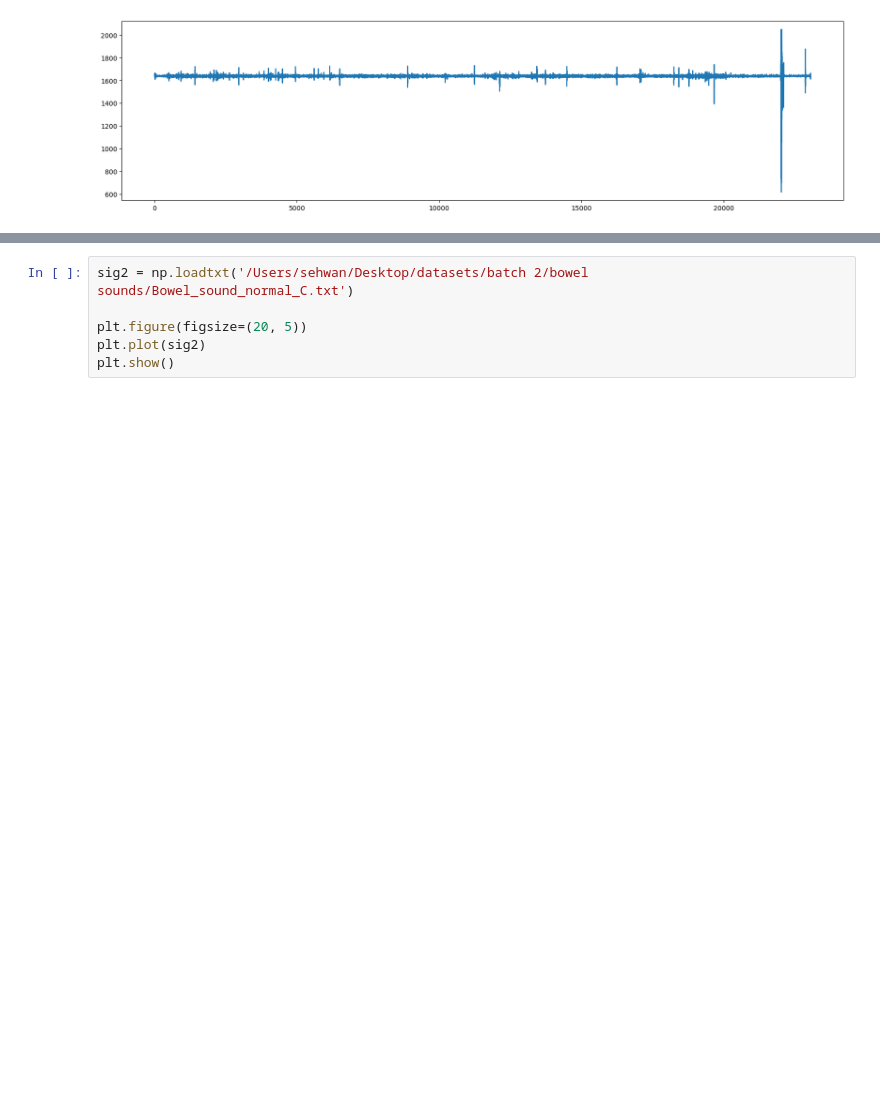
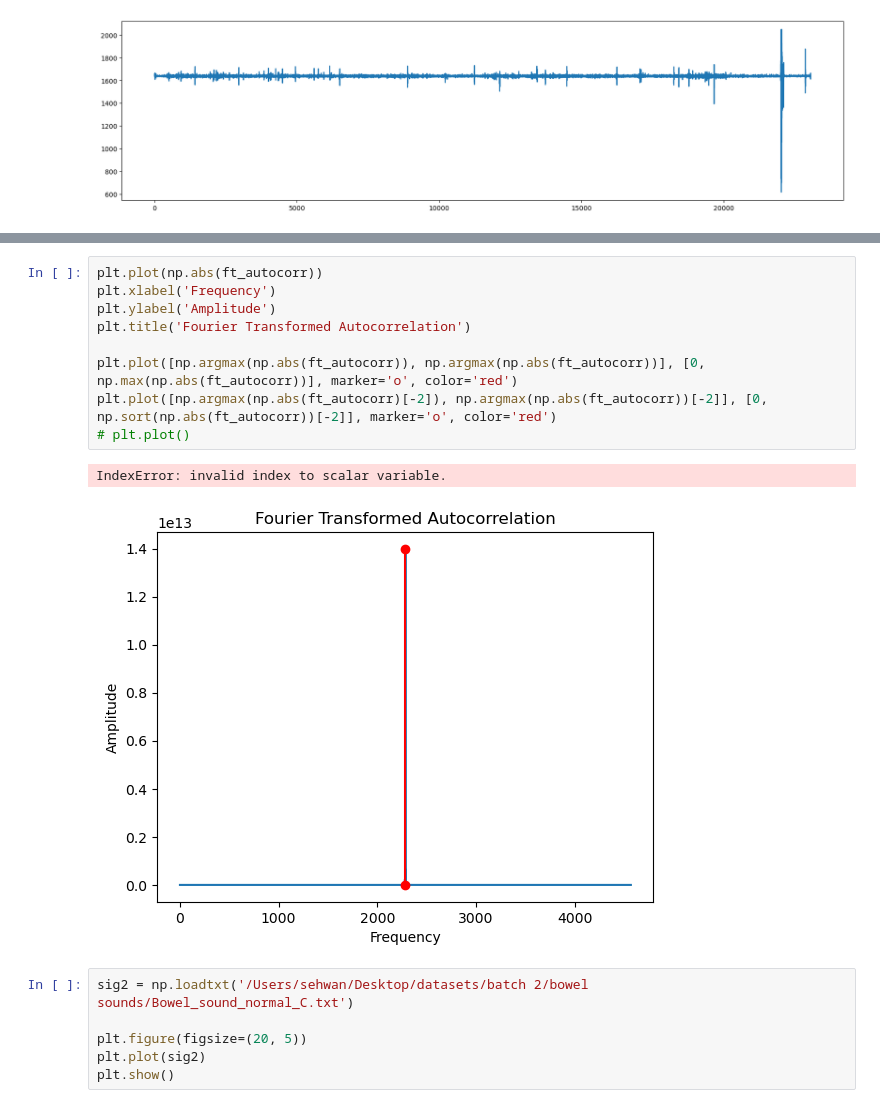
Before and after one commit to SeHwanYoo/denoise_heart_bound, a Jupyter notebook: Bowel_sound_high_fiber_H.ipynb, the cells around one changed output, grey strips where cells are left out. Cells and saved outputs as stored; diff of their text form; blank space fills up the shorter version.

```diff
--- a/Bowel_sound_high_fiber_H.ipynb
+++ b/Bowel_sound_high_fiber_H.ipynb
@@ -18,3 +77,15 @@ plt.show()
+# %%
+plt.plot(np.abs(ft_autocorr))
+plt.xlabel('Frequency')
+plt.ylabel('Amplitude')
+plt.title('Fourier Transformed Autocorrelation')
+
+plt.plot([np.argmax(np.abs(ft_autocorr)), np.argmax(np.abs(ft_autocorr))], [0, np.max(np.abs(ft_autocorr))], marker='o', color='red')
+plt.plot([np.argmax(np.abs(ft_autocorr)[-2]), np.argmax(np.abs(ft_autocorr))[-2]], [0, np.sort(np.abs(ft_autocorr))[-2]], marker='o', color='red')
+# plt.plot()
+# %% [output]
+IndexError: invalid index to scalar variable.
+[figure, added]
 # %%
 sig2 = np.loadtxt('/Users/sehwan/Desktop/datasets/batch 2/bowel sounds/Bowel_sound_normal_C.txt')
 
```
Also changed, not shown: parts of 8 cells of this notebook, 8 other files.
